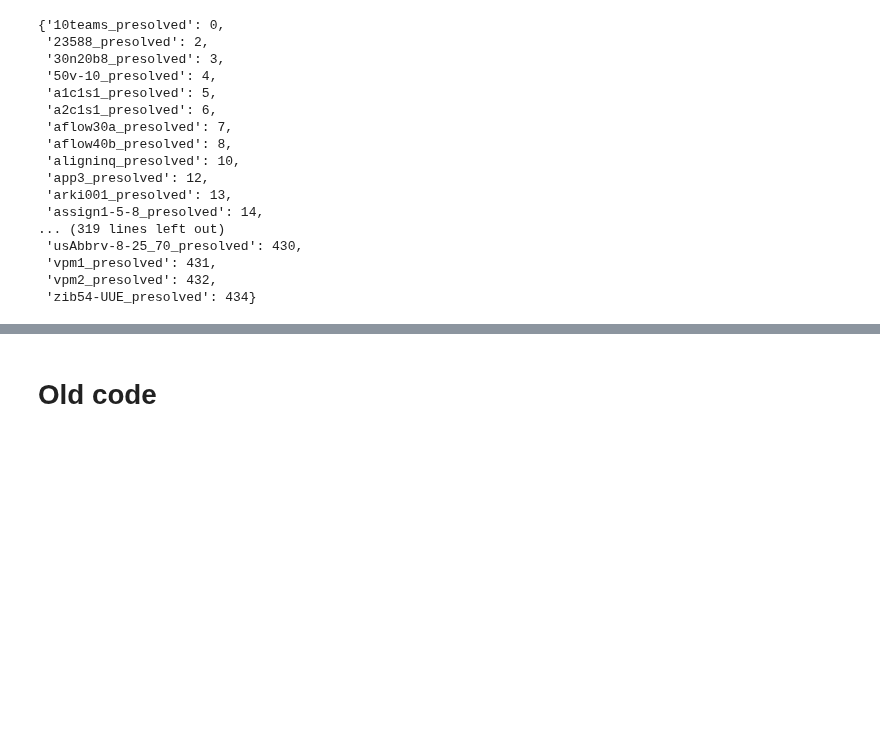
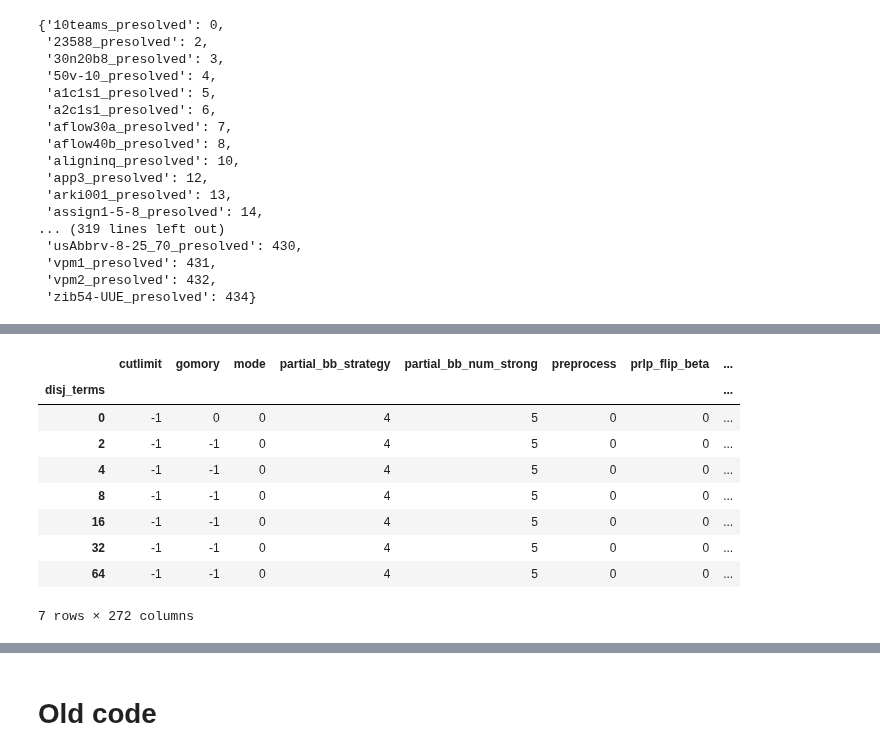
Before and after one commit to akazachk/vpc, a Jupyter notebook: plots/plots.ipynb, the cells around one changed output, grey strips where cells are left out. Cells and saved outputs as stored; diff of their text form; code cells hidden in the pictures; blank space fills up the shorter version.

```diff
--- a/plots/plots.ipynb
+++ b/plots/plots.ipynb
@@ -745,2 +708,10 @@ best_df[(col1 > col2 + EPS) == True]
 # %%
-df.loc['neos-1058477_presolved'].to_csv("neos-1058477_presolved_data.csv")
+## DEBUG
+
+col1 = best_df['V']
+col2 = best_df['V+G']
+
+display(best_df[(col1 > col2 + EPS) == True])
+
+df.loc['neos-1058477_presolved'] #.to_csv("neos-1058477_presolved_data.csv")
+# %% [output]
@@ -746,0 +720,10 @@ df.loc['neos-1058477_presolved'].to_csv("neos-1058477_presolved_data.csv")
+|  | cutlimit | gomory | mode | partial_bb_strategy | partial_bb_num_strong | preprocess | prlp_flip_beta | ... |
+| disj_terms |  |  |  |  |  |  |  | ... |
+| 0 | -1 | 0 | 0 | 4 | 5 | 0 | 0 | ... |
+| 2 | -1 | -1 | 0 | 4 | 5 | 0 | 0 | ... |
+| 4 | -1 | -1 | 0 | 4 | 5 | 0 | 0 | ... |
+| 8 | -1 | -1 | 0 | 4 | 5 | 0 | 0 | ... |
+| 16 | -1 | -1 | 0 | 4 | 5 | 0 | 0 | ... |
+| 32 | -1 | -1 | 0 | 4 | 5 | 0 | 0 | ... |
+| 64 | -1 | -1 | 0 | 4 | 5 | 0 | 0 | ... |
+7 rows × 272 columns
```
Also changed, not shown: parts of 8 cells of this notebook.
